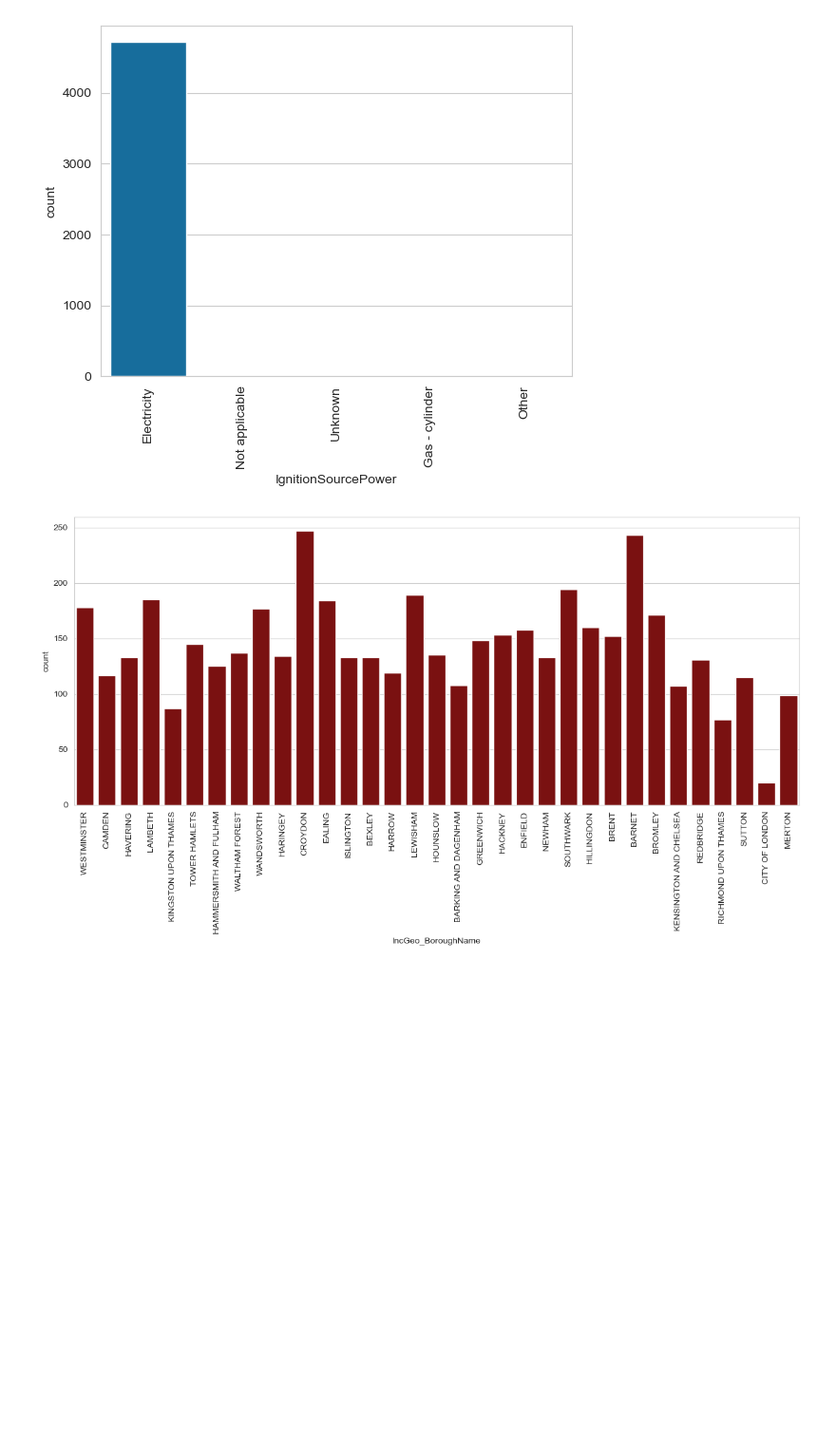
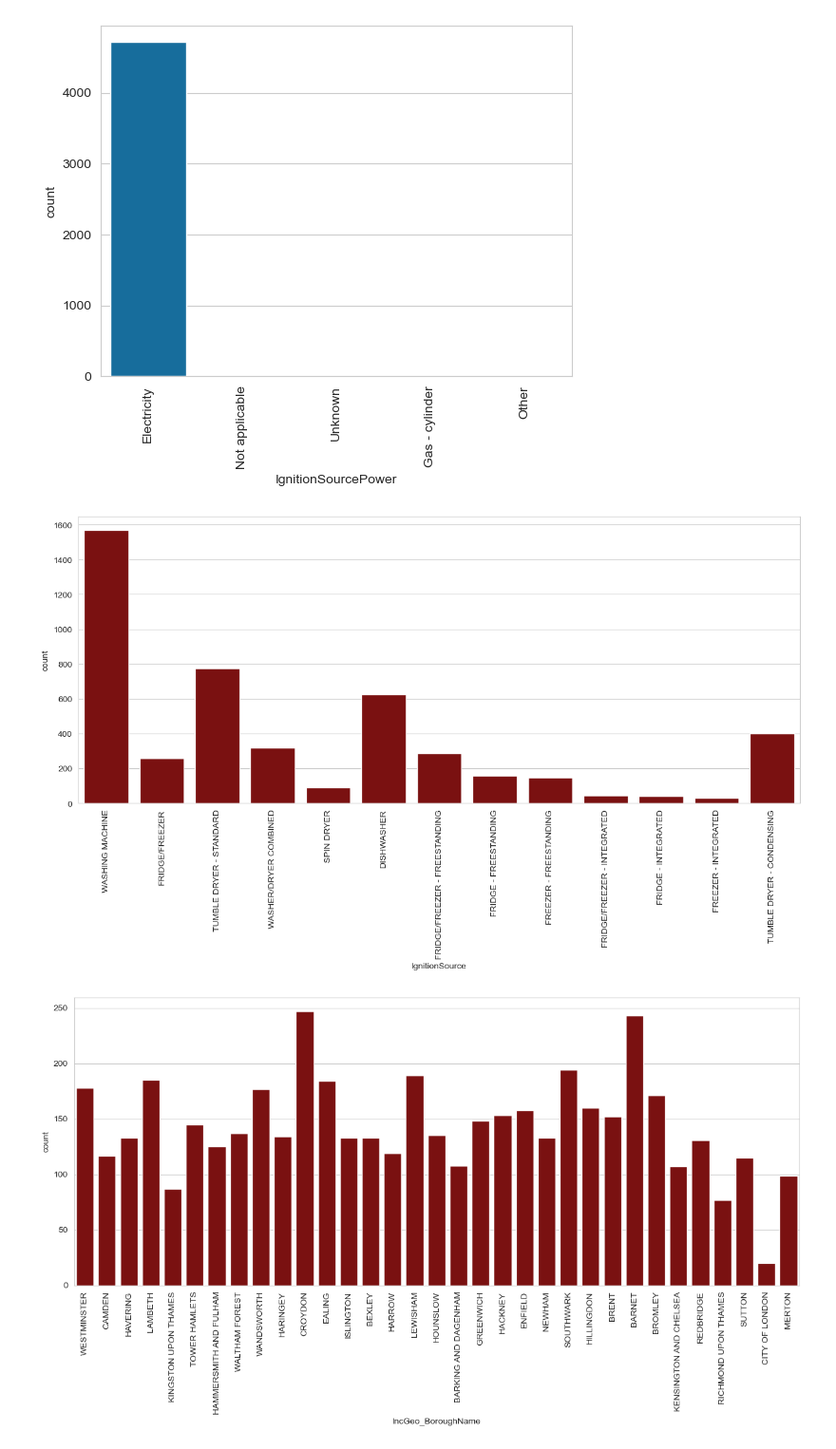
Before and after one commit to tgrubb550/Big-Data-Group-1, a Jupyter notebook: Fires EDA.ipynb, the cells around one changed output. Shown at 95% size. Cells and saved outputs as stored; diff of their text form; code cells hidden in the pictures; blank space fills up the shorter version.

```diff
--- a/Fires EDA.ipynb
+++ b/Fires EDA.ipynb
@@ -99,6 +99,19 @@ plt.xticks(rotation=90)
 plt.show()
 # %% [output]
 [figure]
+# %%
+# Clean the bourough names to be all upper case
+
+fire_df['IgnitionSource']=fire_df['IgnitionSource'].apply(lambda x: x.upper())
+
+# Plot the number of entries in each borough
+
+plt.figure(figsize=(15, 6))
+sns.countplot(data=fire_df, x='IgnitionSource',color='darkred')
+plt.xticks(rotation=90)
+plt.show()
+# %% [output]
+[figure, added]
 # %%
 # Clean the bourough names to be all upper case
 
```
Also changed, not shown: parts of 6 cells of this notebook, 3 other files.
